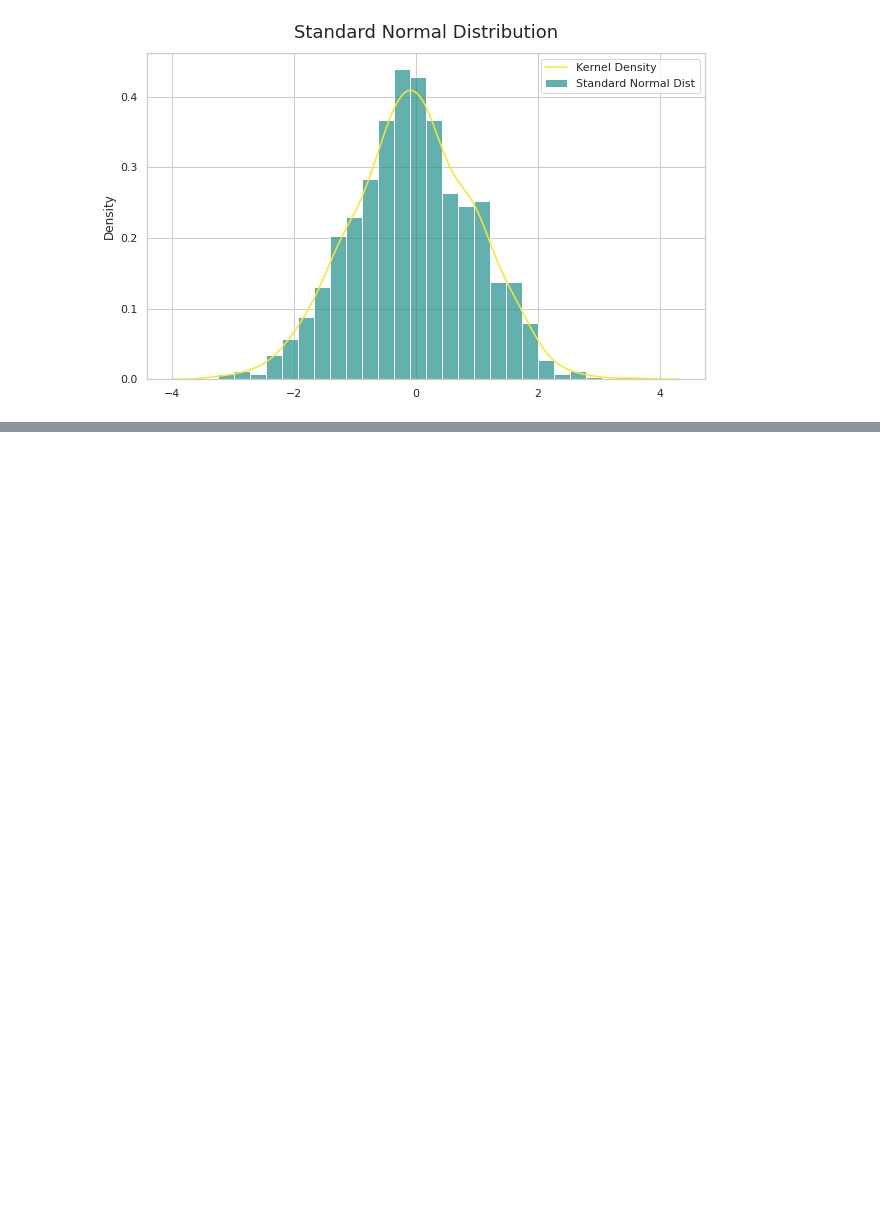
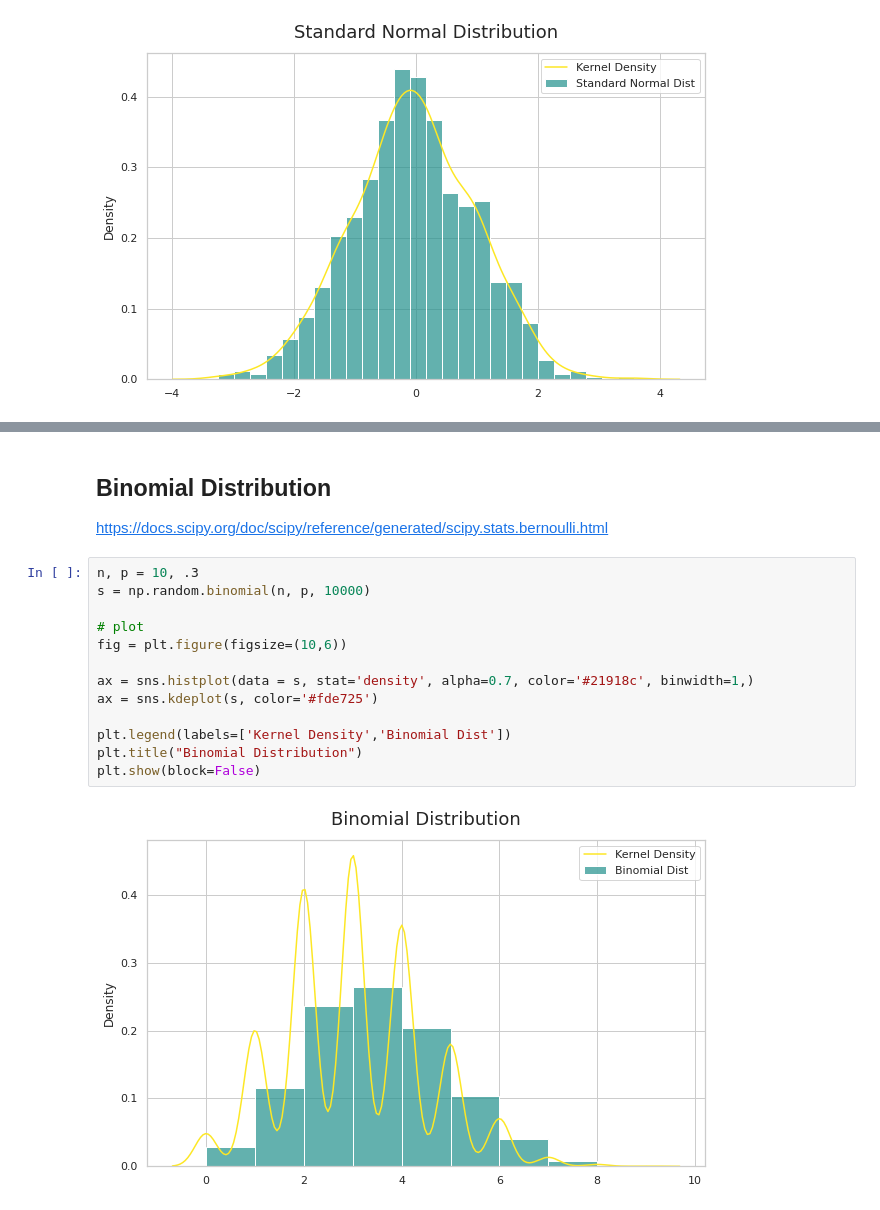
Before and after one commit to samuel-haddad/Simulations, a Jupyter notebook: distributions.ipynb, the cells around one changed output, grey strips where cells are left out. Drawn from its saved outputs; the diff is of its cells as text; blank space fills up the shorter version.

```diff
--- a/distributions.ipynb
+++ b/distributions.ipynb
@@ -95 +98,19 @@ print('Theoretical value of probability:', valor_teorico)
 Theoretical value of probability: 0.286
+# %% [markdown]
+## Binomial Distribution
+https://docs.scipy.org/doc/scipy/reference/generated/scipy.stats.bernoulli.html
+# %%
+n, p = 10, .3
+s = np.random.binomial(n, p, 10000)
+
+# plot
+fig = plt.figure(figsize=(10,6))
+
+ax = sns.histplot(data = s, stat='density', alpha=0.7, color='#21918c', binwidth=1,)
+ax = sns.kdeplot(s, color='#fde725')
+
+plt.legend(labels=['Kernel Density','Binomial Dist'])
+plt.title("Binomial Distribution")
+plt.show(block=False)
+# %% [output]
+[figure, added]
```
Also changed, not shown: parts of 3 cells of this notebook.
